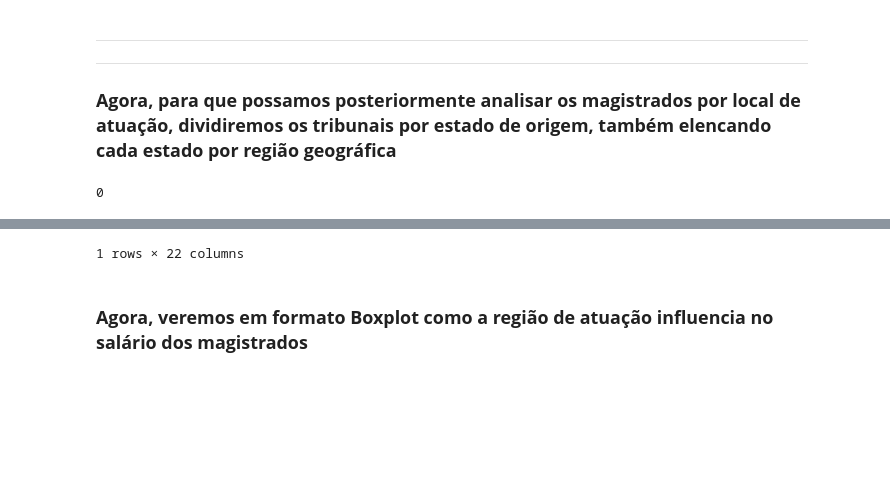
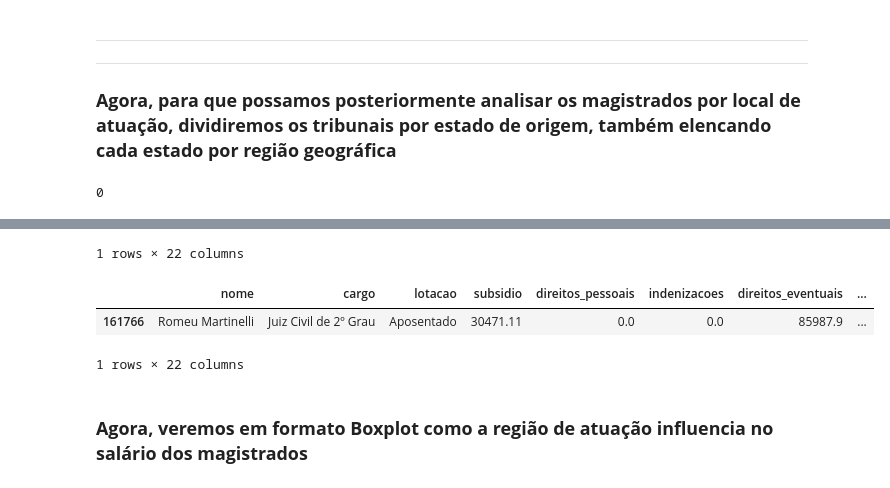
Before and after one commit to ThiagoCGGodoi/CDadosP2, a Jupyter notebook: P2.ipynb, the cells around one changed output, grey strips where cells are left out. Saved outputs shown, nothing was run; the diff lists cells and outputs as text; code cells hidden in the pictures; blank space fills up the shorter version.

```diff
--- a/P2.ipynb
+++ b/P2.ipynb
@@ -254,34 +245,37 @@ Tribunais = {
 
 # Esse dicionário contém não só todos os tribunais, como algumas formas pontuais e diferenciadas de escrita encontradas no documento, para que todos sejam analisados sem falta.
 
 # Idealizando uma função que nos devolva o estado e região nos quais um tribunal está inserido.
 
 def Local_Tribunal(tribunal):
     for regiao, estados in Tribunais.items():
         for estado in estados:
             if tribunal in estados[estado]:
                 return (estado, regiao)
 
     return ('Na', 'Na')
 
 
 # Agora já com nosso dicionário, podemos criar colunas de Estado e Região no Dataframe
 
 
 df['Estado'], df['Regiao'] = zip(*df['tribunal'].apply(Local_Tribunal))
 
 Checagem = df.loc[df['Estado'] == 'Na']
 
 print (len(Checagem))
 
 # Como vemos abaixo, todos os tribunais foram devidamente categorizados em Estado e Região
 
-df.head(1)
+display(df.head(1), df.tail(1))
 # %% [output]
 0
 |  | nome | cargo | lotacao | subsidio | direitos_pessoais | indenizacoes | direitos_eventuais | ... |
 | 0 | Aldir Guimarães Passarinho Junior | Ministro do Superior Tribunal de ... | Superior Tribunal de Justiça | 32074.85 | 0.0 | 0.0 | 0.0 | ... |
 1 rows × 22 columns
+|  | nome | cargo | lotacao | subsidio | direitos_pessoais | indenizacoes | direitos_eventuais | ... |
+| 161766 | Romeu Martinelli | Juiz Civil de 2º Grau | Aposentado | 30471.11 | 0.0 | 0.0 | 85987.9 | ... |
+1 rows × 22 columns
 # %% [markdown]
 ### **Agora, veremos em formato Boxplot como a região de atuação influencia no salário dos magistrados**
 # %%
```
Also changed, not shown: parts of 3 cells of this notebook.
